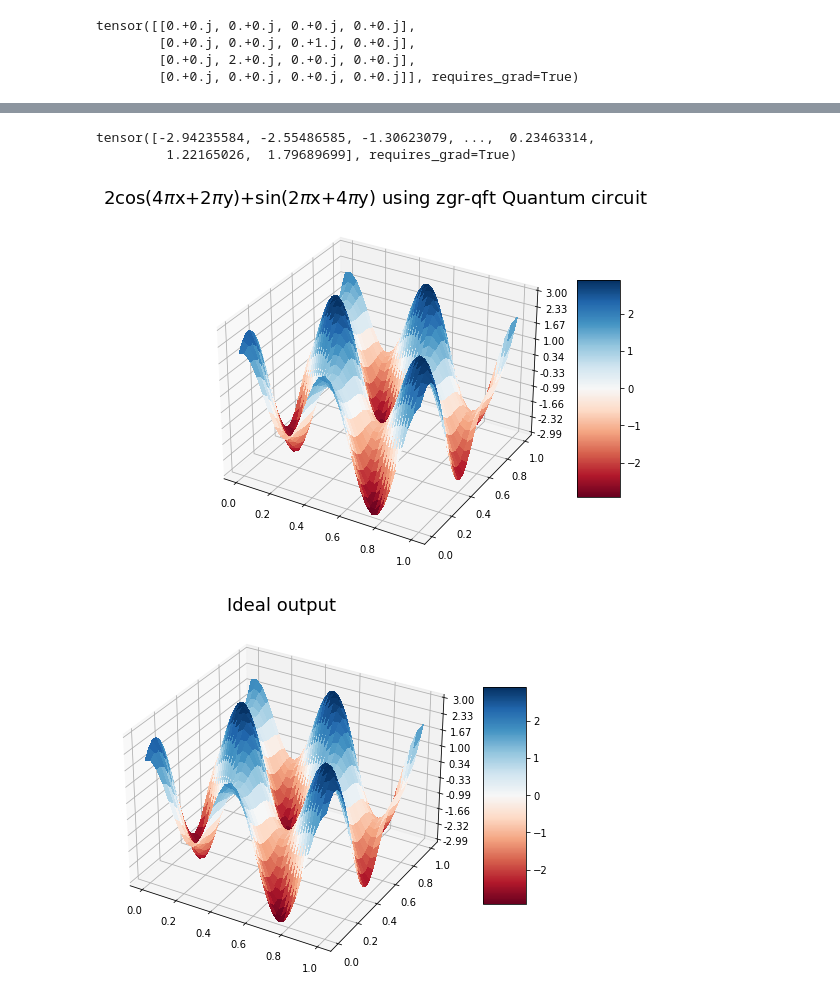
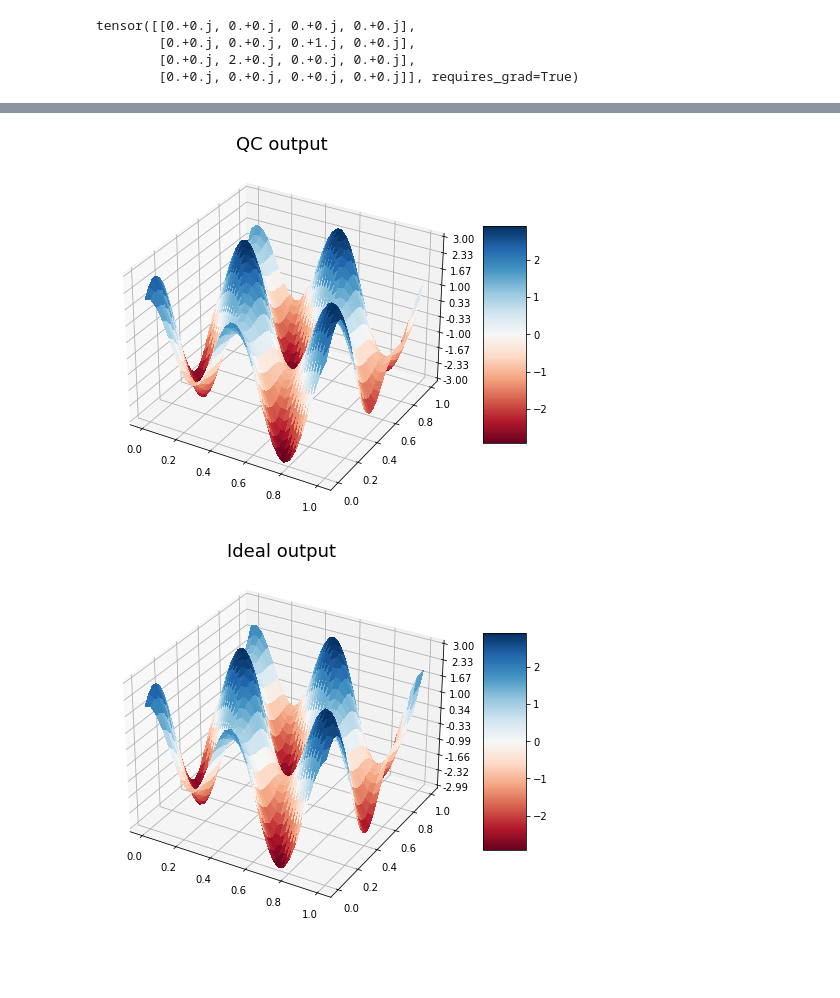
Before and after one commit to Arun-quant/PDE, a Jupyter notebook: 2D function representation/2D ansatz-test-2.ipynb, the cells around one changed output, grey strips where cells are left out. Drawn from its saved outputs; the diff is of its cells as text; code cells hidden in the pictures; blank space fills up the shorter version.

```diff
--- a/2D function representation/2D ansatz-test-2.ipynb
+++ b/2D function representation/2D ansatz-test-2.ipynb
@@ -343,5 +522,5 @@ dev = qml.device("lightning.qubit", wires=2*nq)
 # %%
-def circuit_A(target_A,wires):
+def circuit_A(target_A):
 
         alphas_y_A, alphas_z_A, phase_A = find_alphas(target_A)
 
@@ -354,32 +533,25 @@ def circuit_A(target_A,wires):
         m2 = total_wires - m1  # Remaining wires.
 
         # starting of control U_A............................................................
-
-
-
-
-            # then the Rz gate
-        #qml.ctrl(qml.RZ(-phase_A,wires=[3]),control=0)
         qml.RZ(-phase_A,wires=[0])
 
         for w in range(int(m1/2)):
 
             ws = [(int(m2/2)+q) for q in range(w+1)]
-            (UCRot('y',ws,thetas_y_A[m1-1-w]))
+            (UCRot_inv('y',ws,thetas_y_A[m1-1-w]))
         ws = [3,4,8]                                                            #[(int(m2/2)+q) for q in range(w+1)]
-        (UCRot('y',ws,thetas_y_A[1]))
+        (UCRot_inv('y',ws,thetas_y_A[1]))
         ws = [3,4,8,9]                                                          #[(int(m2/2)+q) for q in range(w+1)]
-        (UCRot('y',ws,thetas_y_A[0]))
+        (UCRot_inv('y',ws,thetas_y_A[0]))
 
         for w in range(int(m1/2)):
 
             ws = [(int(m2/2)+q) for q in range(w+1)]
-            (UCRot('z',ws,thetas_z_A[m1-1-w]))
+            (UCRot_inv('z',ws,thetas_z_A[m1-1-w]))
         ws = [3,4,8]                                                            #[(int(m2/2)+q) for q in range(w+1)]
-        (UCRot('z',ws,thetas_z_A[1]))
+        (UCRot_inv('z',ws,thetas_z_A[1]))
         ws = [3,4,8,9]                                                          #[(int(m2/2)+q) for q in range(w+1)]
-        (UCRot('z',ws,thetas_z_A[0]))
-
+        (UCRot_inv('z',ws,thetas_z_A[0]))
 
 
         #QFT_inverse([3,4,8,9])
@@ -387,21 +559,21 @@ def circuit_A(target_A,wires):
         # end of control U_A................................................................
 # %%
 @qml.qnode(dev)
-def final_circuit(target_A,wires):
+def final_circuit(target_A):
 
         # applying Ry(theta_AB)
         #qml.RY(2*theta_AB,wires=[0])
 
         #qml.PauliX(wires=0)
-        circuit_A(target_A,wires)
+        circuit_A(target_A)
         #qml.PauliX(wires=0)
 
      # the 4 CNOT gates after U_A and U_B
         #for i in range(4):
         #    qml.CNOT(wires=[0,i+1])
 
-        QFT_inverse(range(0,5))
-        QFT_inverse(range(5,10))
+        QFT_inverse(wires[:5])
+        QFT_inverse(wires[5:])
 
         return qml.state()
 # %%
@@ -412,24 +584,27 @@ normalized_target_state_A = target_state_A/norm_target_state_A
-# %%
-fx = (2**nq)*(norm_target_state_A)*np.real(final_circuit(normalized_target_state_A,range(nq)))
-N=2**nq
-fx
-# %% [output]
-tensor([-2.94235584, -2.55486585, -1.30623079, ...,  0.23463314,
-         1.22165026,  1.79689699], requires_grad=True)
+# %%
+N=2**5
+fx = N*norm_A*np.real(final_circuit(psi_Ap))
+# %%
+
+circuit_f = []
+for i in range(N):
+    cir_f_i = fx[N*i:N*(i+1)]
+    circuit_f.append(cir_f_i)
+Z=np.array(circuit_f)
 # %%
 fig = plt.figure(figsize=(8, 8))
 ax = fig.gca(projection='3d')
-surf = ax.plot_surface(X, Y, Z, rstride=1, cstride=1,
+surf = ax.plot_surface(X, Y, np.array(circuit_f), rstride=1, cstride=1,
                       cmap=cm.RdBu,linewidth=0, antialiased=False)
 
 ax.zaxis.set_major_locator(LinearLocator(10))
 ax.zaxis.set_major_formatter(FormatStrFormatter('%.02f'))
 
 fig.colorbar(surf, shrink=0.5, aspect=5)
-ax.set_title("2cos(4$\pi$x+2$\pi$y)+sin(2$\pi$x+4$\pi$y) using zgr-qft Quantum circuit", fontsize=18);
+ax.set_title("QC output", fontsize=18);
 plt.show()
 # %% [output]
-[figure, old version]
+[figure, new version]
 # %%
 fig = plt.figure(figsize=(8, 8))
 ax = fig.gca(projection='3d')
```
Also changed, not shown: parts of 9 cells of this notebook.
